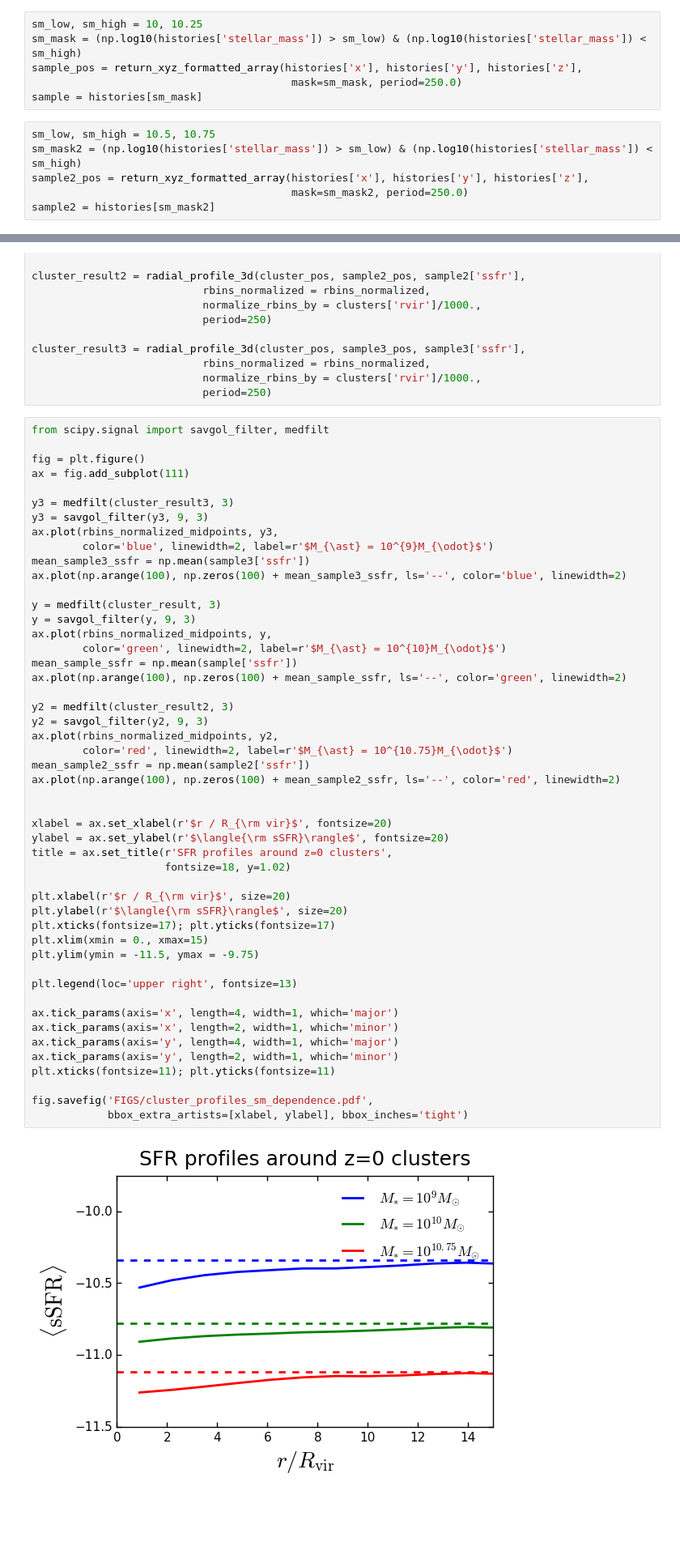
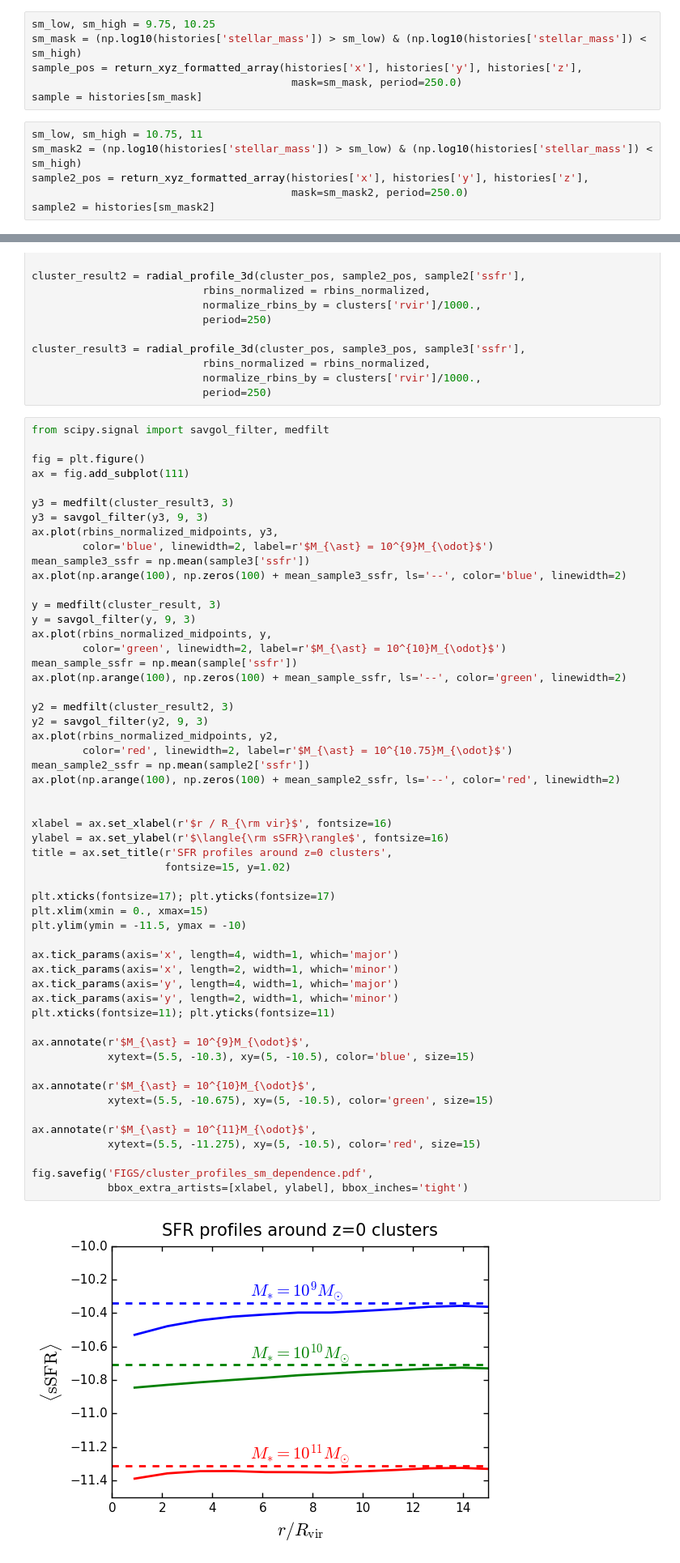
Before and after one commit to aphearin/time_evolving_cam_utils, a Jupyter notebook: cluster_profiles.ipynb, the cells around one changed output, grey strips where cells are left out. Shown at 81% size. Cells and saved outputs as stored; diff of their text form; blank space fills up the shorter version.

Commit message:
Prettied up a few figures

```diff
--- a/cluster_profiles.ipynb
+++ b/cluster_profiles.ipynb
@@ -46,13 +46,13 @@ cluster_pos = return_xyz_formatted_array(histories['x'], histories['y'], histori
                                          mask=cluster_mask, period=250)
 clusters = histories[cluster_mask]
 # %%
-sm_low, sm_high = 10, 10.25
+sm_low, sm_high = 9.75, 10.25
 sm_mask = (np.log10(histories['stellar_mass']) > sm_low) & (np.log10(histories['stellar_mass']) < sm_high)
 sample_pos = return_xyz_formatted_array(histories['x'], histories['y'], histories['z'],
                                          mask=sm_mask, period=250.0)
 sample = histories[sm_mask]
 # %%
-sm_low, sm_high = 10.5, 10.75
+sm_low, sm_high = 10.75, 11
 sm_mask2 = (np.log10(histories['stellar_mass']) > sm_low) & (np.log10(histories['stellar_mass']) < sm_high)
 sample2_pos = return_xyz_formatted_array(histories['x'], histories['y'], histories['z'],
                                          mask=sm_mask2, period=250.0)
@@ -96,42 +96,47 @@ ax.plot(np.arange(100), np.zeros(100) + mean_sample3_ssfr, ls='--', color='blue'
 
 y = medfilt(cluster_result, 3)
 y = savgol_filter(y, 9, 3)
 ax.plot(rbins_normalized_midpoints, y,
         color='green', linewidth=2, label=r'$M_{\ast} = 10^{10}M_{\odot}$')
 mean_sample_ssfr = np.mean(sample['ssfr'])
 ax.plot(np.arange(100), np.zeros(100) + mean_sample_ssfr, ls='--', color='green', linewidth=2)
 
 y2 = medfilt(cluster_result2, 3)
 y2 = savgol_filter(y2, 9, 3)
 ax.plot(rbins_normalized_midpoints, y2,
         color='red', linewidth=2, label=r'$M_{\ast} = 10^{10.75}M_{\odot}$')
 mean_sample2_ssfr = np.mean(sample2['ssfr'])
 ax.plot(np.arange(100), np.zeros(100) + mean_sample2_ssfr, ls='--', color='red', linewidth=2)
 
 
-xlabel = ax.set_xlabel(r'$r / R_{\rm vir}$', fontsize=20)
-ylabel = ax.set_ylabel(r'$\langle{\rm sSFR}\rangle$', fontsize=20)
+xlabel = ax.set_xlabel(r'$r / R_{\rm vir}$', fontsize=16)
+ylabel = ax.set_ylabel(r'$\langle{\rm sSFR}\rangle$', fontsize=16)
 title = ax.set_title(r'SFR profiles around z=0 clusters',
-                     fontsize=18, y=1.02)
+                     fontsize=15, y=1.02)
 
-plt.xlabel(r'$r / R_{\rm vir}$', size=20)
-plt.ylabel(r'$\langle{\rm sSFR}\rangle$', size=20)
 plt.xticks(fontsize=17); plt.yticks(fontsize=17)
 plt.xlim(xmin = 0., xmax=15)
-plt.ylim(ymin = -11.5, ymax = -9.75)
-
-plt.legend(loc='upper right', fontsize=13)
+plt.ylim(ymin = -11.5, ymax = -10)
 
 ax.tick_params(axis='x', length=4, width=1, which='major')
 ax.tick_params(axis='x', length=2, width=1, which='minor')
 ax.tick_params(axis='y', length=4, width=1, which='major')
 ax.tick_params(axis='y', length=2, width=1, which='minor')
 plt.xticks(fontsize=11); plt.yticks(fontsize=11)
 
+ax.annotate(r'$M_{\ast} = 10^{9}M_{\odot}$',
+            xytext=(5.5, -10.3), xy=(5, -10.5), color='blue', size=15)
+
+ax.annotate(r'$M_{\ast} = 10^{10}M_{\odot}$',
+            xytext=(5.5, -10.675), xy=(5, -10.5), color='green', size=15)
+
+ax.annotate(r'$M_{\ast} = 10^{11}M_{\odot}$',
+            xytext=(5.5, -11.275), xy=(5, -10.5), color='red', size=15)
+
 fig.savefig('FIGS/cluster_profiles_sm_dependence.pdf',
             bbox_extra_artists=[xlabel, ylabel], bbox_inches='tight')
 # %% [output]
-[figure, old version]
+[figure, new version]
 # %% [markdown]
 ## Cluster profile dependence on galaxy type
 # %%
```
Also changed, not shown: parts of 6 cells of this notebook, 5 other files.
